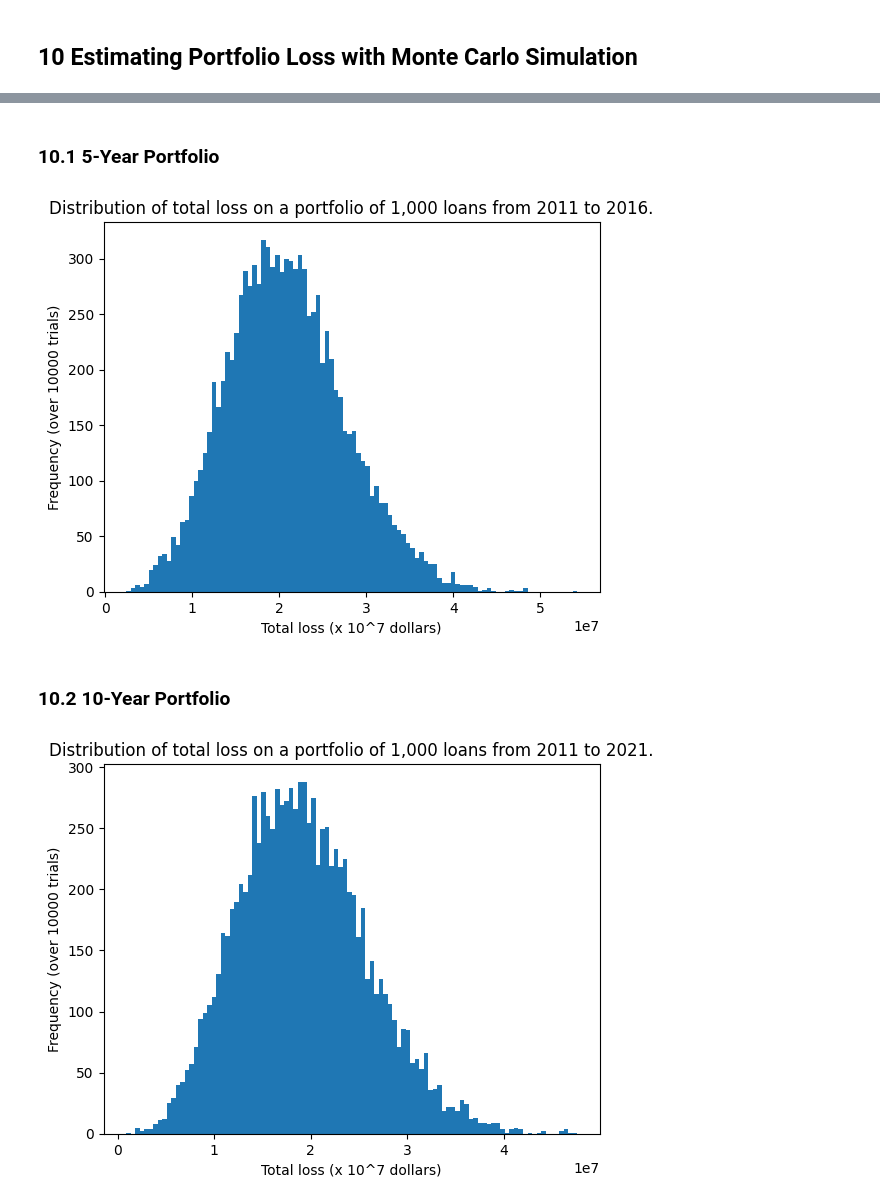
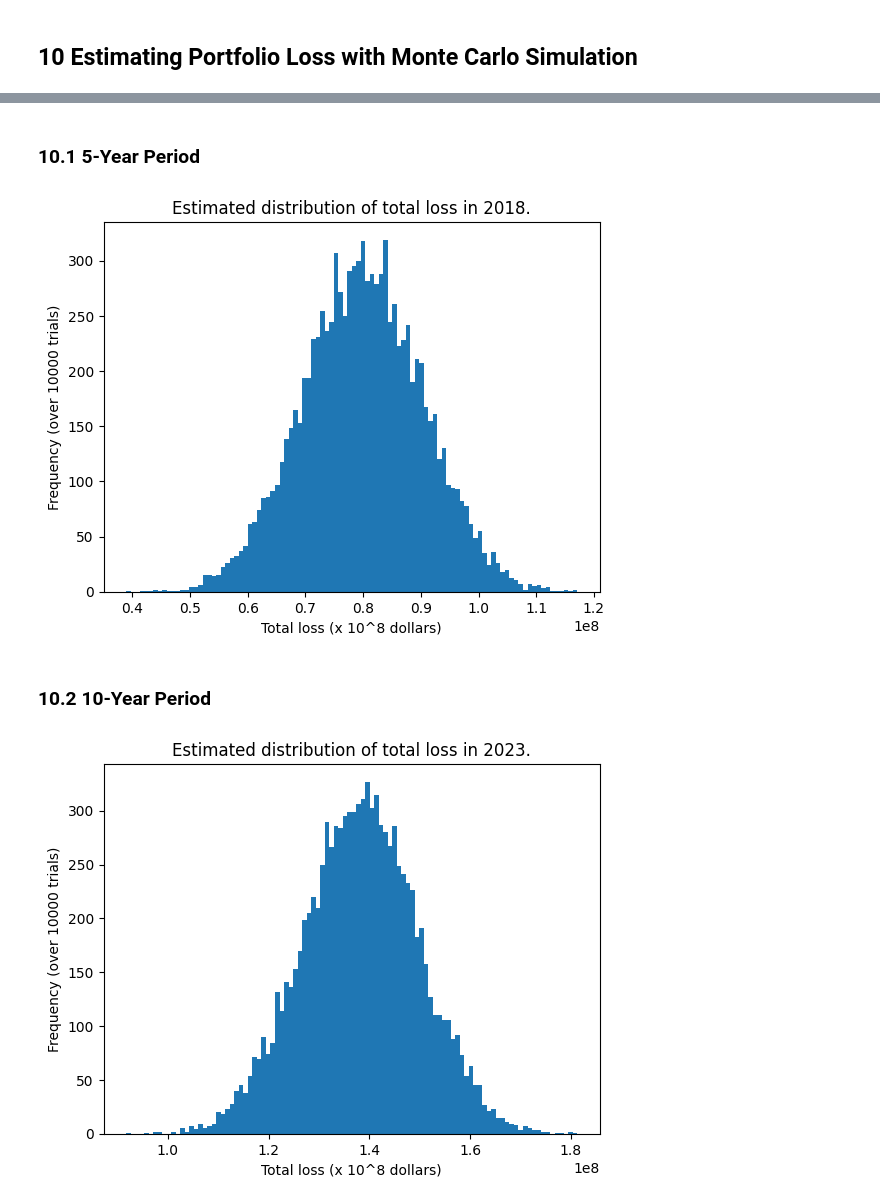
Before and after one commit to DavidCastroPena/credit-models, a Jupyter notebook: FinalProject.ipynb, the cells around one changed output, grey strips where cells are left out. Saved outputs shown, nothing was run; the diff lists cells and outputs as text; code cells hidden in the pictures.

```diff
--- a/FinalProject.ipynb
+++ b/FinalProject.ipynb
@@ -668,6 +668,9 @@ Convergence success after 7 iterations.
 | Partial AIC | 305822.94 |
 | log-likelihood ratio test | 11920.96 on 93 df |
 | -log2(p) of ll-ratio test | inf |
+# %%
+def compute_survival(cph, df, times):
+    return pd.DataFrame({t: (cph.predict_partial_hazard(df) * cph.baseline_hazard_["baseline hazard"].mean()).apply(lambda x: np.exp(-1*x*t)) for t in times})
 # %%
 df_test_time = pd.merge(df_test, gdp, left_on="ApprovalFiscalYear", right_on="Year")
 df_test_time = pd.merge(df_test_time, sp500, left_on="ApprovalFiscalYear", right_on="Year")
@@ -983,2 +990,15 @@ MAE: 0.24062634197070007
+# %%
+import random
+ST = "2011-01-01"
+ED = "2012-01-01"
+EVAL_YEAR = 2013
+
+NO_TRIALS = 10000
+
+df_range = df_test[(df_test["ApprovalDate"]>=ST) & (df_test["ApprovalDate"]<=ED)]
+portfolio_indices = random.sample(range(len(df_range)), 1000)
+df_portfolio = df_range.iloc[portfolio_indices].reset_index(drop=True)
+# %%
+df_portfolio["CurrentYear"] = [EVAL_YEAR]*len(df_portfolio)
 # %% [markdown]
-### 10.1  5-Year Portfolio
+### 10.1  5-Year Period
@@ -991,11 +1005,8 @@ df_test_5_year = df_test[df_test["ApprovalDate"]<=TEST_CUTOFF]
 # %%
-portfolio_indices = random.sample(range(len(df_test_5_year)), 1000)
-df_portfolio = df_test_5_year.iloc[portfolio_indices].reset_index(drop=True)
-
 # First predict default or not
-df_portfolio_time = pd.merge(df_portfolio, gdp, left_on="ApprovalFiscalYear", right_on="Year")
-df_portfolio_time = pd.merge(df_portfolio_time, sp500, left_on="ApprovalFiscalYear", right_on="Year")
-df_portfolio_time = pd.merge(df_portfolio_time, unemployment, left_on=["ApprovalFiscalYear","BorrState"], right_on=["Year","State"])
+df_portfolio_time = pd.merge(df_portfolio, gdp, left_on="CurrentYear", right_on="Year")
+df_portfolio_time = pd.merge(df_portfolio_time, sp500, left_on="CurrentYear", right_on="Year")
+df_portfolio_time = pd.merge(df_portfolio_time, unemployment, left_on=["CurrentYear","BorrState"], right_on=["Year","State"])
 df_portfolio_time = df_portfolio_time.rename(columns={"Return": "S&P500Return", "Value": "UnemploymentRateByState"})
 
 df_portfolio_time["NaicsCodeBigCategory"] = df_portfolio_time["NaicsCode"].apply(lambda x: str(x)[:2])
@@ -1014,12 +1025,14 @@ for cat in cat_cols:
 if "NaicsCodeBigCategory_0" in df_raw_test:
     df_raw_test = df_raw_test.rename(columns={"NaicsCodeBigCategory_0": "NaicsCodeBigCategory_0."})
 
-# Then predict loss at default
-survival = cph.predict_survival_function(df_raw_test, times=((df_raw_test["TermInMonths"]*30).astype(int).unique())).transpose()
+df_raw_test["Period"] = df_raw_test["TermInMonths"].apply(lambda x: min(x,12*5))
+
+survival = compute_survival(cph, df_raw_test, list((df_raw_test["Period"]*30).astype(int).unique()))
 survival = survival.rename(lambda x: str(int(x)), axis='columns')
 pd_predict = pd.concat([df_raw_test, survival], axis=1)
-pd_predict["PredictedDefaultProb"] = pd_predict.apply(lambda row: 1 - row[str(row["TermInMonths"]*30)], axis=1)
+pd_predict["PredictedDefaultProb"] = pd_predict.apply(lambda row: 1 - row[str(row["Period"]*30)], axis=1)
 
+# Then predict loss at default
 use_cols = ["UnemploymentRateByState", "S&P500Return", "GDPGrowthRate", "GrossApproval", "DeliveryMethod", "Subprogram", "TermInMonths", "NaicsCodeBigCategory", "BusinessType", "20JobsSupported","BorrState"]
 cat_cols = ["DeliveryMethod", "Subprogram", "NaicsCodeBigCategory", "BusinessType","BorrState"]
 
@@ -1046,11 +1060,11 @@ for trial in tqdm(range(NO_TRIALS)):
     loss_list_5_year.append(float(df_default["PredictedLossAtDefault"].sum()))
 # %%
 plt.hist(loss_list_5_year, bins=100)
-plt.title("Distribution of total loss on a portfolio of 1,000 loans from 2011 to 2016.")
-plt.xlabel("Total loss (x 10^7 dollars)")
+plt.title("Estimated distribution of total loss in 2018.")
+plt.xlabel("Total loss (x 10^8 dollars)")
 plt.ylabel("Frequency (over "+str(NO_TRIALS)+" trials)")
 plt.show()
 # %% [output]
-[figure, old version]
+[figure, new version]
 # %% [markdown]
-### 10.2  10-Year Portfolio
+### 10.2  10-Year Period
@@ -1117,9 +1126,9 @@ for trial in tqdm(range(NO_TRIALS)):
     loss_list_10_year.append(float(df_default["PredictedLossAtDefault"].sum()))
 # %%
 plt.hist(loss_list_10_year, bins=100)
-plt.title("Distribution of total loss on a portfolio of 1,000 loans from 2011 to 2021.")
-plt.xlabel("Total loss (x 10^7 dollars)")
+plt.title("Estimated distribution of total loss in 2023.")
+plt.xlabel("Total loss (x 10^8 dollars)")
 plt.ylabel("Frequency (over "+str(NO_TRIALS)+" trials)")
 plt.show()
 # %% [output]
-[figure, old version]
+[figure, new version]
```
Also changed, not shown: parts of 15 cells of this notebook.
